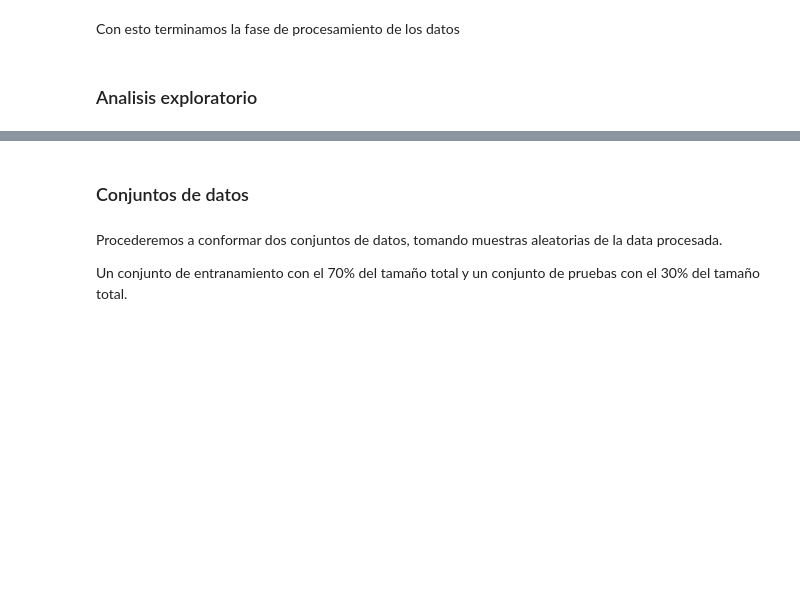
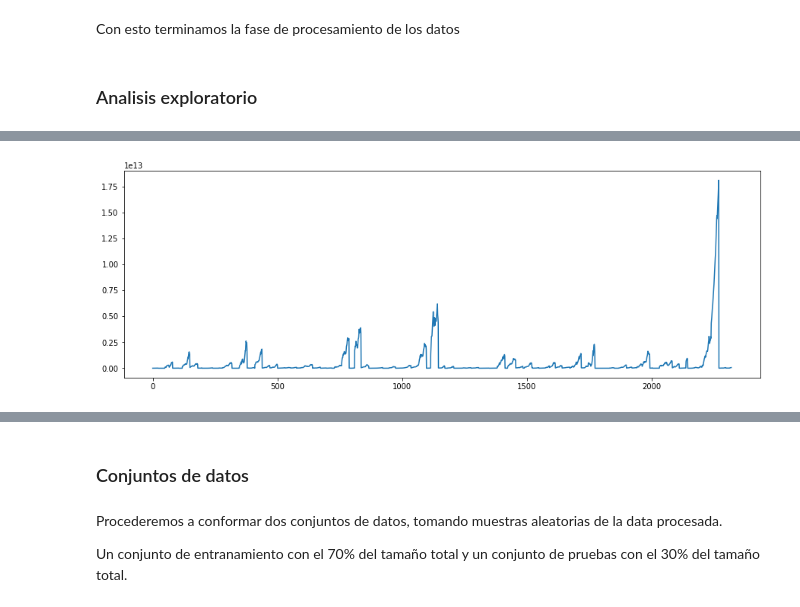
Before and after one commit to JuanNavasJN/data-science-101-project, a Jupyter notebook: index.ipynb, the cells around one changed output, grey strips where cells are left out. Drawn from its saved outputs; the diff is of its cells as text; code cells hidden in the pictures; blank space fills up the shorter version.

```diff
--- a/index.ipynb
+++ b/index.ipynb
@@ -113,0 +156,6 @@ Con esto terminamos la fase de procesamiento de los datos
+# %%
+plt.plot(data['gdp_for_year($)'])
+plt.rcParams["figure.figsize"] = (15, 5)
+plt.show()
+# %% [output]
+[figure, added]
```
Also changed, not shown: parts of 7 cells of this notebook.
